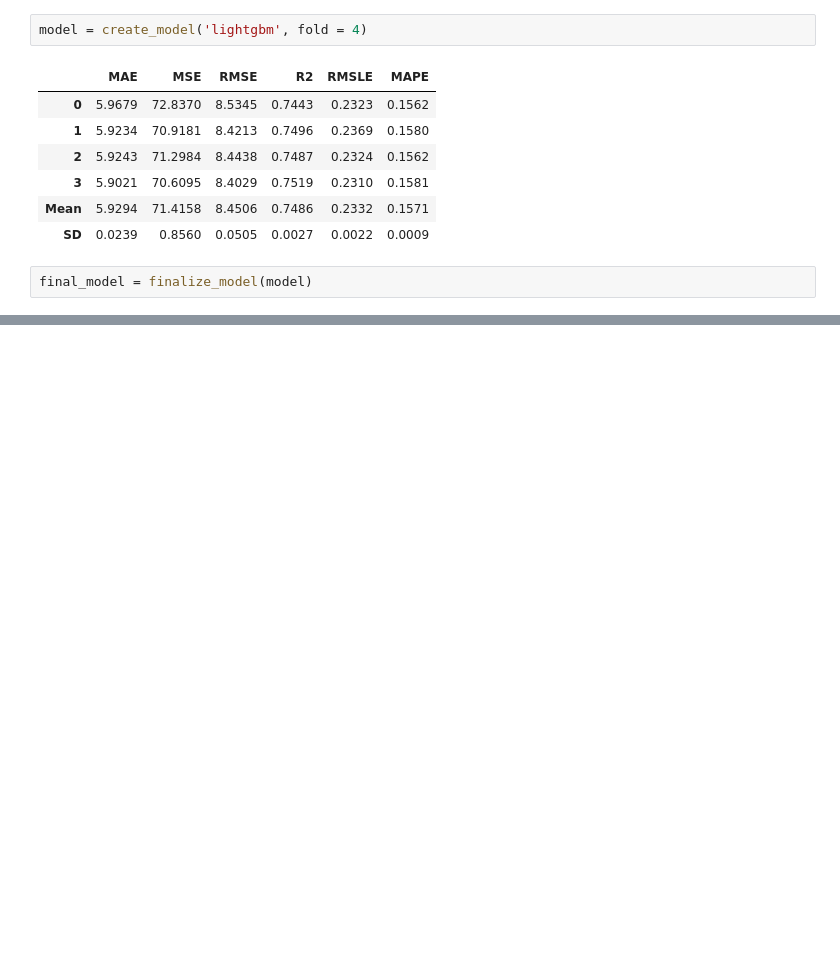
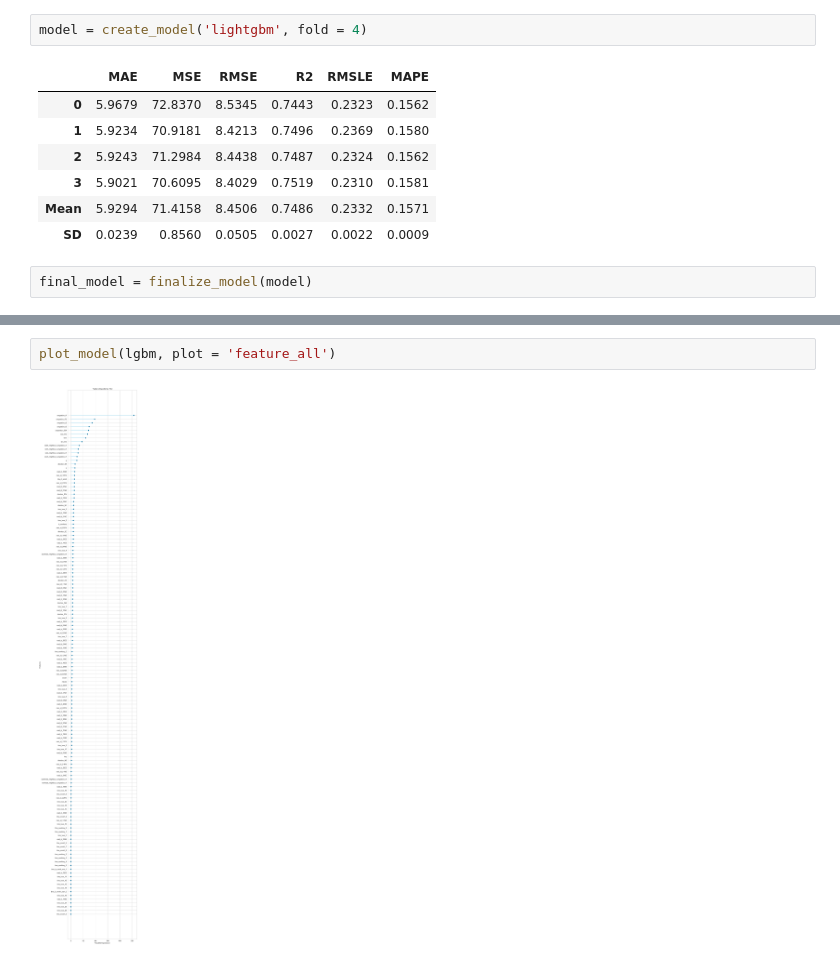
Before and after one commit to MargaridaMC/KaggleMg, a Jupyter notebook: 202203_TabularPlaygroundSeries/PycaretRegression.ipynb, the cells around one changed output, grey strips where cells are left out. Drawn from its saved outputs; the diff is of its cells as text; blank space fills up the shorter version.

```diff
--- a/202203_TabularPlaygroundSeries/PycaretRegression.ipynb
+++ b/202203_TabularPlaygroundSeries/PycaretRegression.ipynb
@@ -443,0 +647,4 @@ test_predictions.to_csv("Submissions/pycaret_lightgbm_weekday_data.csv", index =
+# %%
+plot_model(lgbm, plot = 'feature_all')
+# %% [output]
+[figure, added]
```
Also changed, not shown: parts of 32 cells of this notebook.
